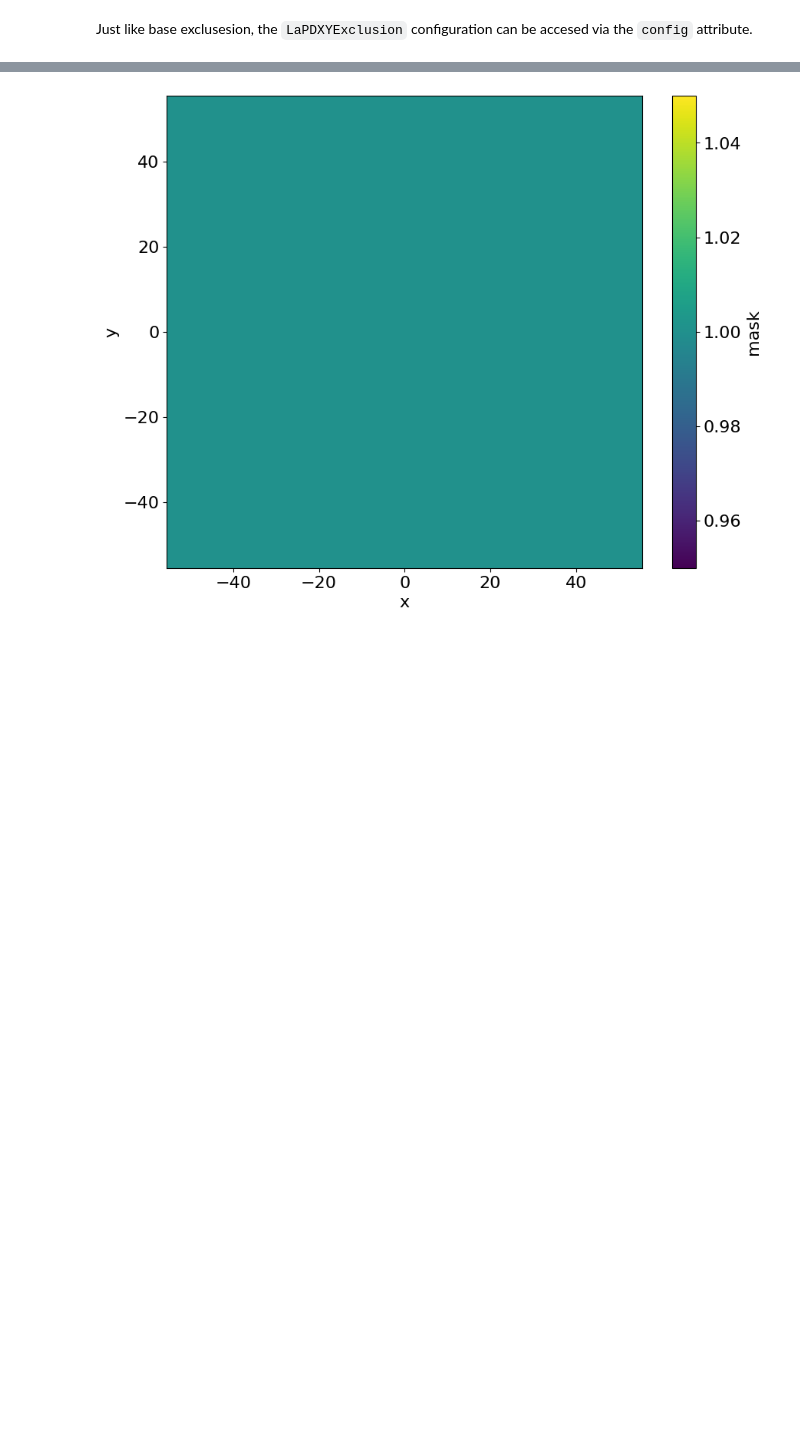
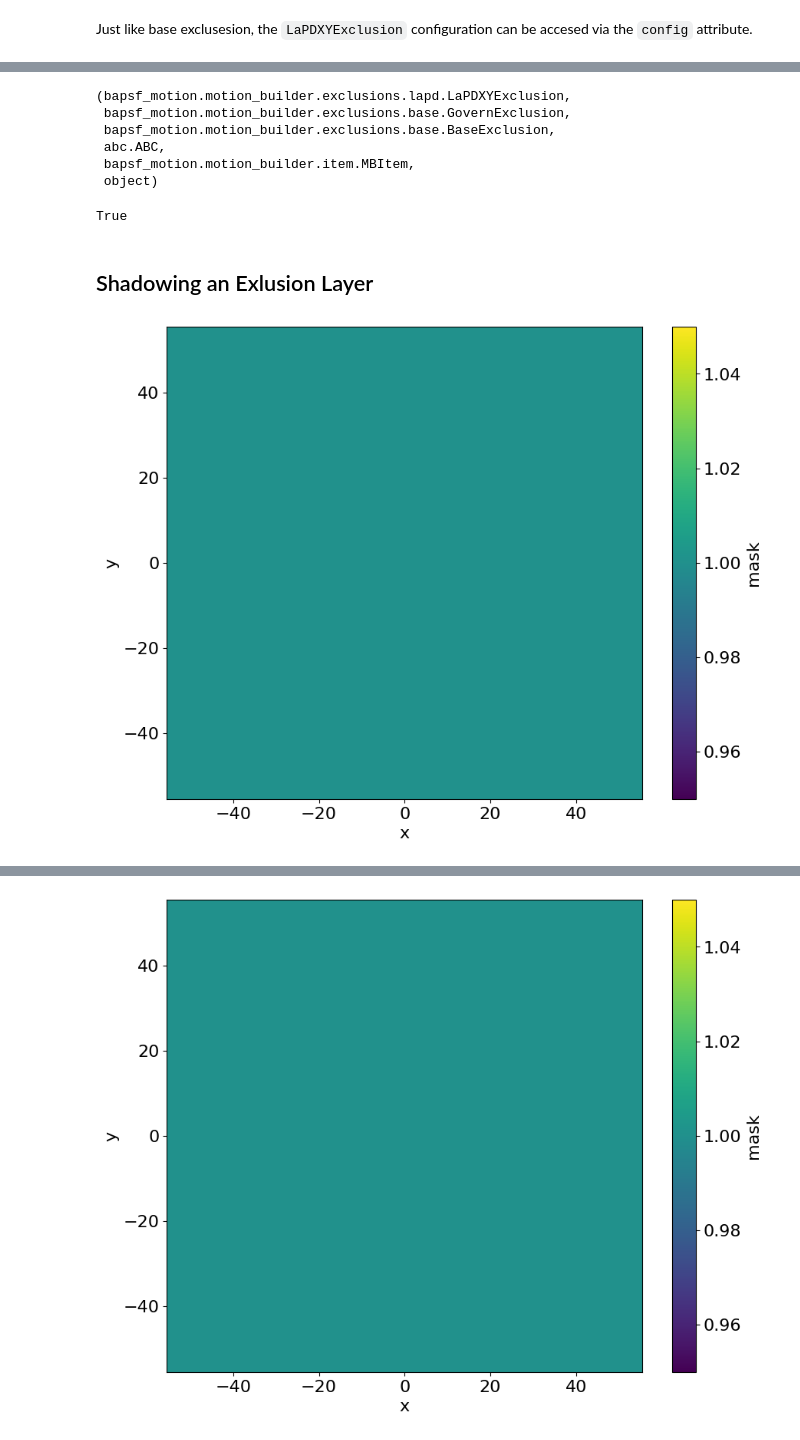
Before and after one commit to BaPSF/bapsf_motion, a Jupyter notebook: docs/notebooks/motion_list/exclusion_lapd_XY.ipynb, the cells around one changed output, grey strips where cells are left out. Saved outputs shown, nothing was run; the diff lists cells and outputs as text; code cells hidden in the pictures; blank space fills up the shorter version.

Commit message:
sloppy prototyping of LaPDXYExclusion notebooks

```diff
--- a/docs/notebooks/motion_list/exclusion_lapd_XY.ipynb
+++ b/docs/notebooks/motion_list/exclusion_lapd_XY.ipynb
@@ -172,0 +177,32 @@ ex.config
+# %%
+from bapsf_motion.motion_builder.exclusions.base import GovernExclusion
+from bapsf_motion.motion_builder.exclusions import LaPDXYExclusion, CircularExclusion
+
+LaPDXYExclusion.__mro__
+# %% [output]
+(bapsf_motion.motion_builder.exclusions.lapd.LaPDXYExclusion,
+ bapsf_motion.motion_builder.exclusions.base.GovernExclusion,
+ bapsf_motion.motion_builder.exclusions.base.BaseExclusion,
+ abc.ABC,
+ bapsf_motion.motion_builder.item.MBItem,
+ object)
+# %%
+issubclass(LaPDXYExclusion, GovernExclusion)
+# %% [output]
+True
+# %% [markdown]
+## Shadowing an Exlusion Layer
+# %%
+size = 111
+side = np.linspace(-55, 55, num=size)
+ds = xr.Dataset(
+    {"mask": (("x", "y"), np.ones((size, size), dtype=bool))},
+    coords={
+        "x": side,
+        "y": side,
+    },
+)
+
+ds.mask.plot(x="x", y="y");
+# %% [output]
+[figure, added]
```
Also changed, not shown: parts of 9 cells of this notebook, 1 other file.
